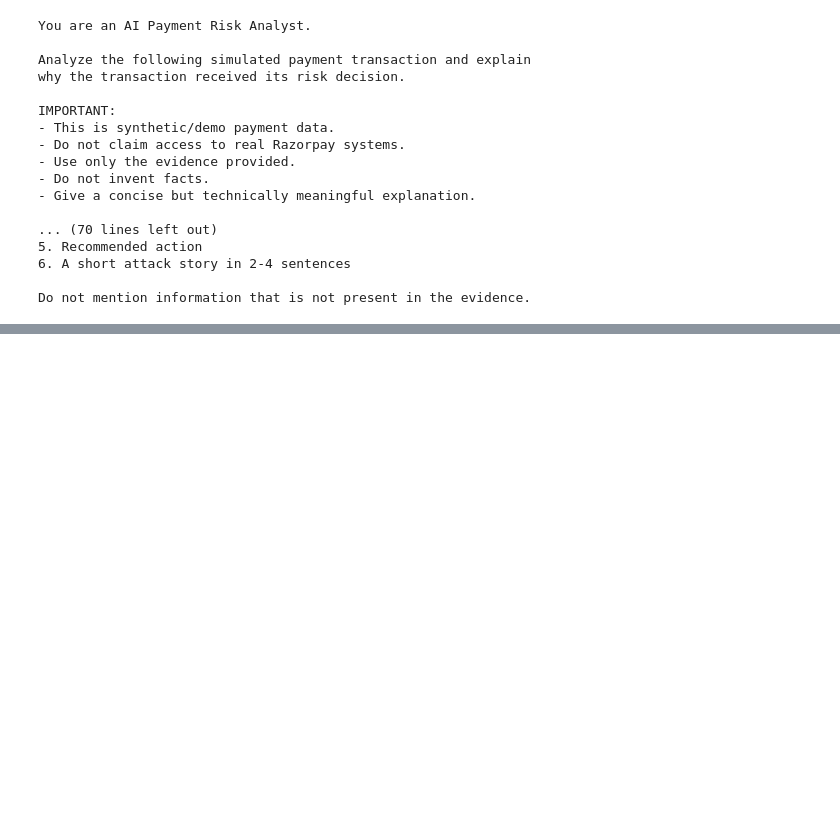
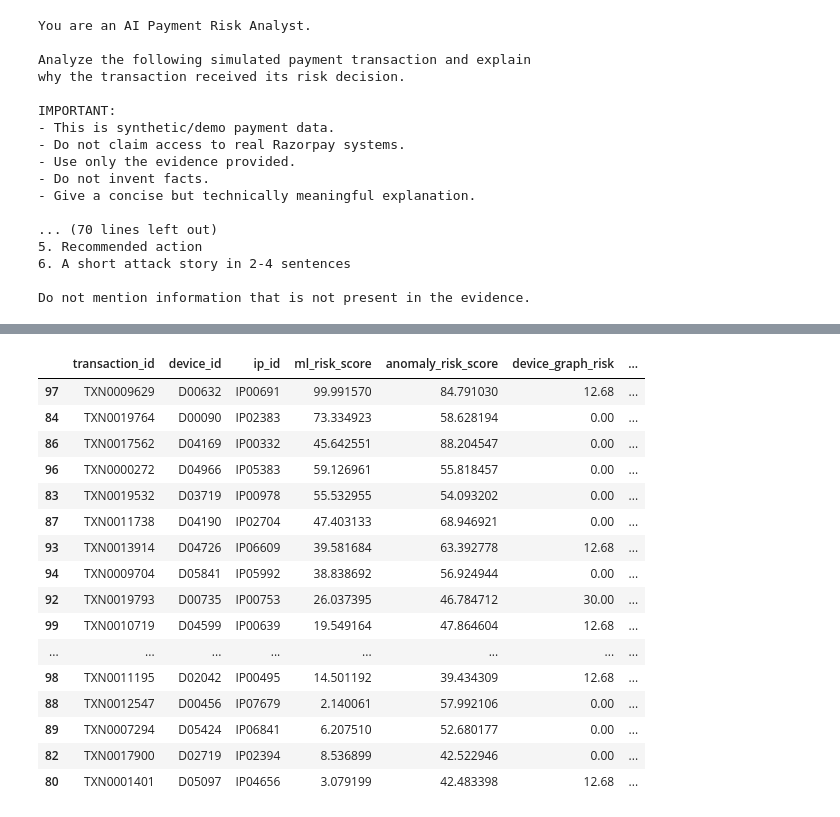
Before and after one commit to Mahakchoudhari/RazorAttack_Lab, a Jupyter notebook: notebooks/Model_01.ipynb, the cells around one changed output, grey strips where cells are left out. Cells and saved outputs as stored; diff of their text form; code cells hidden in the pictures; blank space fills up the shorter version.

```diff
--- a/notebooks/Model_01.ipynb
+++ b/notebooks/Model_01.ipynb
@@ -3072,0 +4279,49 @@ API key configured: False
+# %%
+# ============================================================
+# COORDINATED FRAUD RING CHECK
+# ============================================================
+
+ring_results = attack_test[
+    attack_test["attack_scenario"]
+    ==
+    "coordinated_fraud_ring"
+][
+    [
+        "transaction_id",
+        "device_id",
+        "ip_id",
+        "ml_risk_score",
+        "anomaly_risk_score",
+        "device_graph_risk",
+        "ip_graph_risk",
+        "graph_risk_score",
+        "final_risk_score",
+        "policy_action"
+    ]
+].sort_values(
+    "final_risk_score",
+    ascending=False
+)
+
+
+display(
+    ring_results
+)
+# %% [output]
+|  | transaction_id | device_id | ip_id | ml_risk_score | anomaly_risk_score | device_graph_risk | ... |
+| 97 | TXN0009629 | D00632 | IP00691 | 99.991570 | 84.791030 | 12.68 | ... |
+| 84 | TXN0019764 | D00090 | IP02383 | 73.334923 | 58.628194 | 0.00 | ... |
+| 86 | TXN0017562 | D04169 | IP00332 | 45.642551 | 88.204547 | 0.00 | ... |
+| 96 | TXN0000272 | D04966 | IP05383 | 59.126961 | 55.818457 | 0.00 | ... |
+| 83 | TXN0019532 | D03719 | IP00978 | 55.532955 | 54.093202 | 0.00 | ... |
+| 87 | TXN0011738 | D04190 | IP02704 | 47.403133 | 68.946921 | 0.00 | ... |
+| 93 | TXN0013914 | D04726 | IP06609 | 39.581684 | 63.392778 | 12.68 | ... |
+| 94 | TXN0009704 | D05841 | IP05992 | 38.838692 | 56.924944 | 0.00 | ... |
+| 92 | TXN0019793 | D00735 | IP00753 | 26.037395 | 46.784712 | 30.00 | ... |
+| 99 | TXN0010719 | D04599 | IP00639 | 19.549164 | 47.864604 | 12.68 | ... |
+| ... | ... | ... | ... | ... | ... | ... | ... |
+| 98 | TXN0011195 | D02042 | IP00495 | 14.501192 | 39.434309 | 12.68 | ... |
+| 88 | TXN0012547 | D00456 | IP07679 | 2.140061 | 57.992106 | 0.00 | ... |
+| 89 | TXN0007294 | D05424 | IP06841 | 6.207510 | 52.680177 | 0.00 | ... |
+| 82 | TXN0017900 | D02719 | IP02394 | 8.536899 | 42.522946 | 0.00 | ... |
+| 80 | TXN0001401 | D05097 | IP04656 | 3.079199 | 42.483398 | 12.68 | ... |
```
Also changed, not shown: parts of 34 cells of this notebook.
